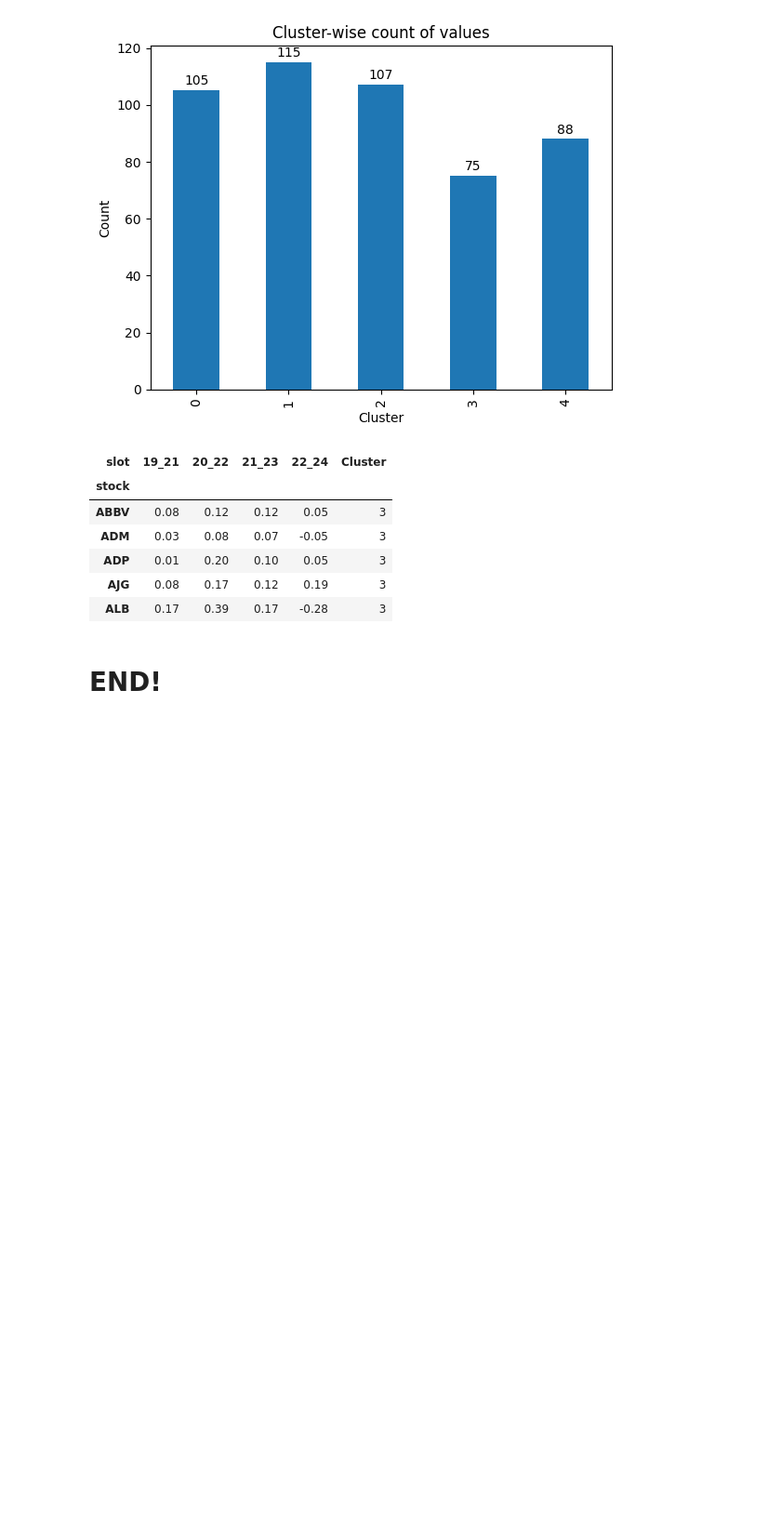
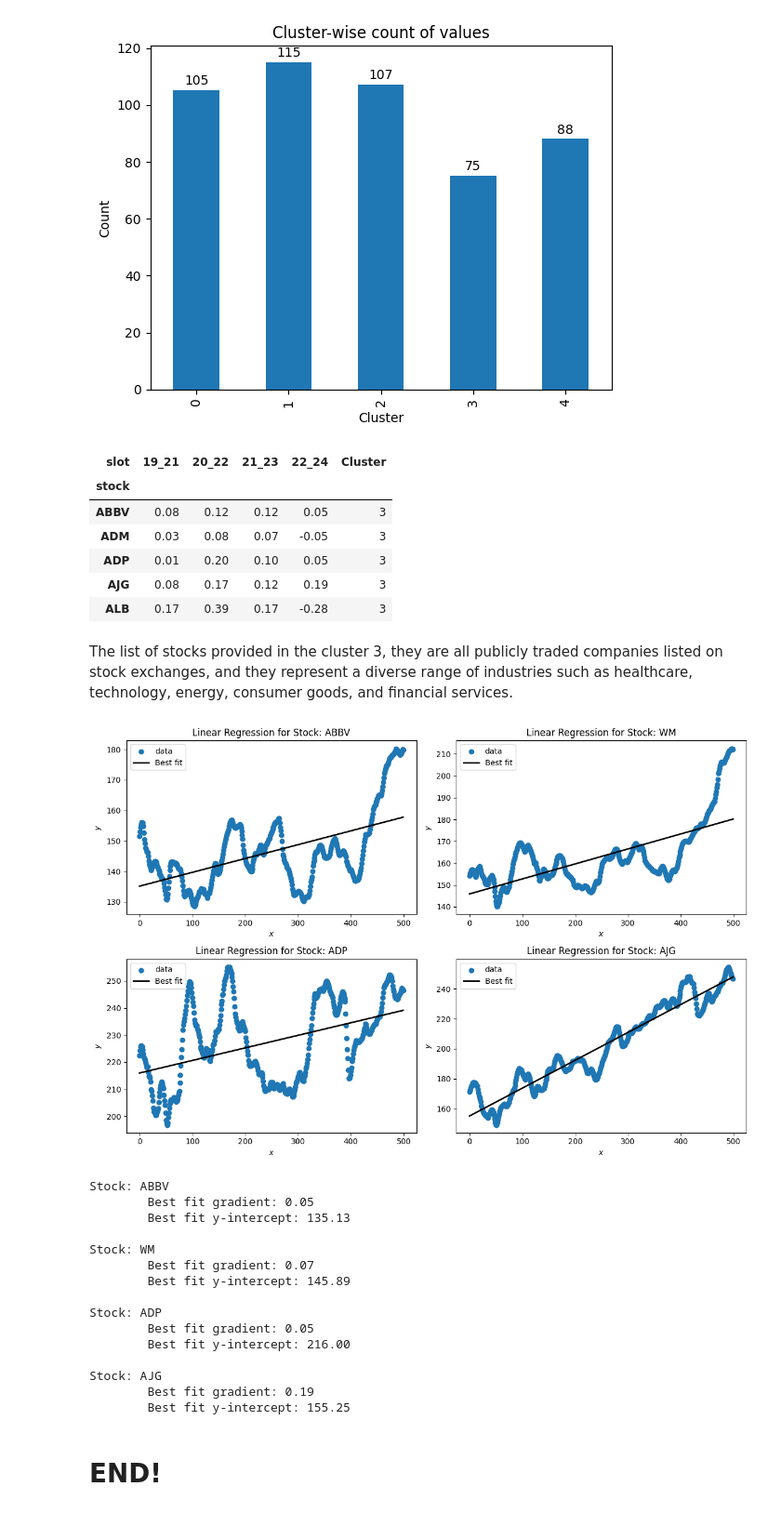
Before and after one commit to sangewarvineet/collab_notebooks, a Jupyter notebook: NewRelic_notebook.ipynb, the cells around one changed output. Shown at 93% size. Saved outputs shown, nothing was run; the diff lists cells and outputs as text; code cells hidden in the pictures; blank space fills up the shorter version.

```diff
--- a/NewRelic_notebook.ipynb
+++ b/NewRelic_notebook.ipynb
@@ -693,5 +693,75 @@ data_grads_cluster_X.head()
 | ADP | 0.01 | 0.20 | 0.10 | 0.05 | 3 |
 | AJG | 0.08 | 0.17 | 0.12 | 0.19 | 3 |
 | ALB | 0.17 | 0.39 | 0.17 | -0.28 | 3 |
+# %% [markdown]
+The list of stocks provided in the cluster 3, they are all publicly traded companies listed on stock exchanges, and they represent a diverse range of industries such as healthcare, technology, energy, consumer goods, and financial services.
+# %%
+import matplotlib.pyplot as plt
+
+def perform_linear_regression(x, y):
+    """Perform linear regression and return the coefficients."""
+    order = 1  # polynomial of order 1 for a straight line
+    coefficients = np.polyfit(x, y, order)
+    return coefficients
+
+def plot_regression_line(ax, x, y, coefficients, stock_name):
+    """Plot the data and the best-fit regression line."""
+    ax.scatter(x, y, label="data")  # plot the data points
+    ax.plot(x, [coefficients[1] + i * coefficients[0] for i in x], 'k', lw=2, label="Best fit")  # plot the best-fit line
+    ax.set_xlabel("$x$")
+    ax.set_ylabel("$y$")
+    ax.set_title(f"Linear Regression for Stock: {stock_name}")
+    ax.legend()
+
+def plot_linear_regression(stock_name, x, y):
+    """Main function to perform linear regression and plot the results."""
+    coefficients = perform_linear_regression(x, y)
+    return coefficients  # Return the coefficients for plotting later
+
+# Example usage
+fig, axs = plt.subplots(2, 2, figsize=(12, 8))  # Create a 2x2 grid of subplots
+
+# Stocks to plot
+stocks = ['ABBV', 'WM', 'ADP', 'AJG']
+coefficients_list = []
+
+for idx, stock_name in enumerate(stocks):
+    x = [i for i in range(df_trend.shape[0])]
+    y = df_trend[stock_name].values
+
+    # Plot on the corresponding subplot
+    row = idx // 2
+    col = idx % 2
+    coefficients = plot_linear_regression(stock_name, x, y)
+    plot_regression_line(axs[row, col], x, y, coefficients, stock_name)
+    coefficients_list.append(coefficients)  # Collect coefficients for later use
+
+# Adjust layout and show plots
+fig.tight_layout()
+plt.show()
+
+# Print the best-fit gradients and y-intercepts
+for idx, stock_name in enumerate(stocks):
+    print(f"Stock: {stock_name}")
+    print(f"\tBest fit gradient: {coefficients_list[idx][0]:.2f}")
+    print(f"\tBest fit y-intercept: {coefficients_list[idx][1]:.2f}")
+    print()
+# %% [output]
+[figure, added]
+Stock: ABBV
+        Best fit gradient: 0.05
+        Best fit y-intercept: 135.13
+
+Stock: WM
+        Best fit gradient: 0.07
+        Best fit y-intercept: 145.89
+
+Stock: ADP
+        Best fit gradient: 0.05
+        Best fit y-intercept: 216.00
+
+Stock: AJG
+        Best fit gradient: 0.19
+        Best fit y-intercept: 155.25
 # %% [markdown]
 # END!
```
